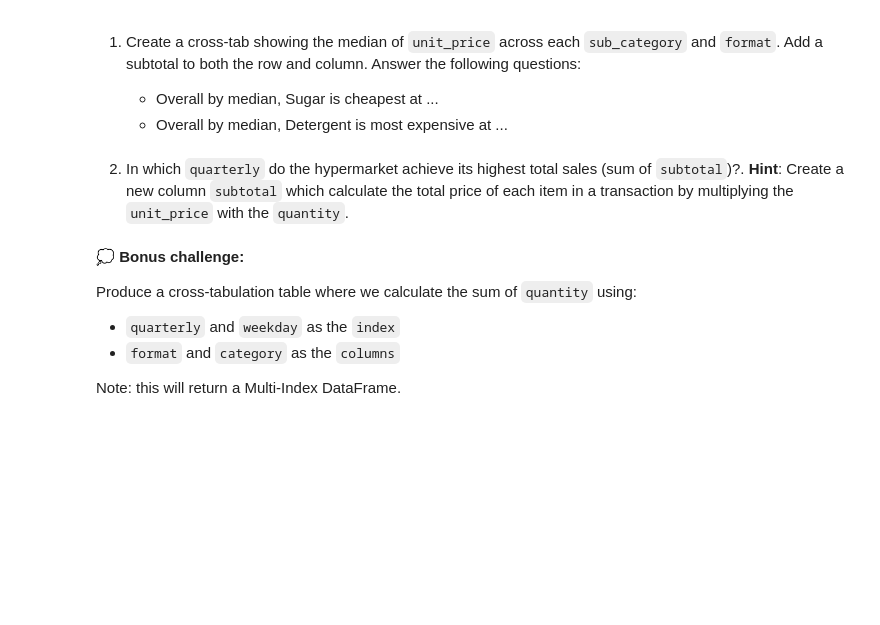
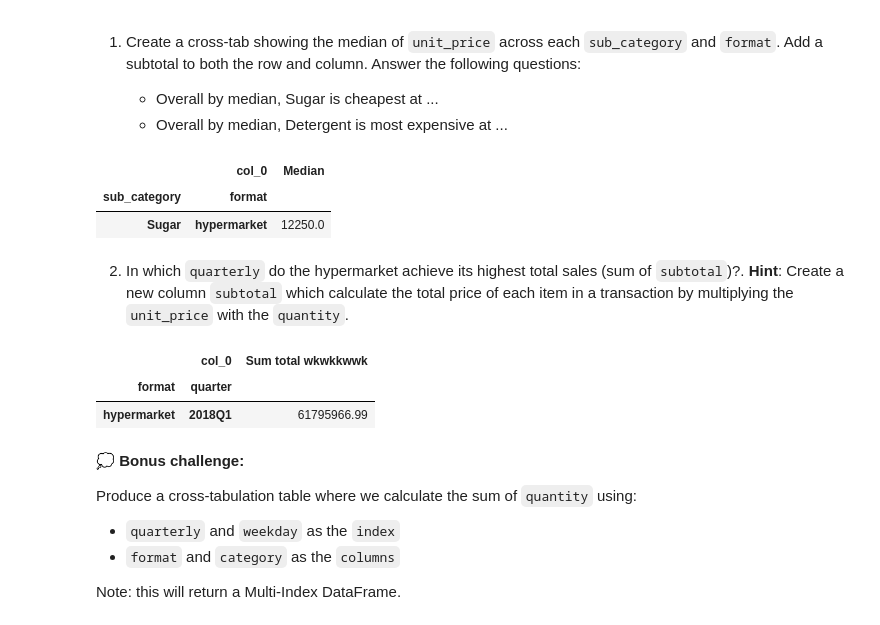
Before and after one commit to mulutbrah/data-analysis-lab, a Jupyter notebook: inclass_EDA_day2.ipynb, the cells around one changed output. Saved outputs shown, nothing was run; the diff lists cells and outputs as text; code cells hidden in the pictures; blank space fills up the shorter version.

```diff
--- a/inclass_EDA_day2.ipynb
+++ b/inclass_EDA_day2.ipynb
@@ -1367,3 +1384,17 @@ _Estimated time required: 20 minutes_
+# %%
+# your code here
+k1 = pd.crosstab(
+    index=[household['sub_category'], household['format']],
+    values=household['unit_price'],
+    columns='Median',
+    aggfunc='median'
+)
+
+k1.loc[['Sugar']].sort_values(by='format', ascending=True).head(1)
+# %% [output]
+|  | col_0 | Median |
+| sub_category | format |  |
+| Sugar | hypermarket | 12250.0 |
 # %% [markdown]
 2. In which `quarterly` do the hypermarket achieve its highest total sales (sum of `subtotal`)?. **Hint**: Create a new column `subtotal` which calculate the total price of each item in a transaction by multiplying the `unit_price` with the `quantity`.
 
@@ -1377,3 +1406,20 @@ pd.options.display.float_format = '{:.3f}'.format
+# %%
+# your code here
+household['quarter'] = household['purchase_time'].dt.to_period('Q')
+household['subtotal'] = household['unit_price'] * household['quantity']
+
+k2 = pd.crosstab(
+    index=[household['format'], household['quarter']],
+    values=household['subtotal'],
+    columns='Sum total',
+    aggfunc='sum'
+).sort_values(by='format', ascending=False)
+
+k2.loc[['hypermarket']].sort_values(by='Sum total', ascending=False).head(1)
+# %% [output]
+|  | col_0 | Sum total wkwkkwwk |
+| format | quarter |  |
+| hypermarket | 2018Q1 | 61795966.99 |
 # %% [markdown]
 💭 **Bonus challenge:**
 
```
Also changed, not shown: parts of 11 cells of this notebook.
